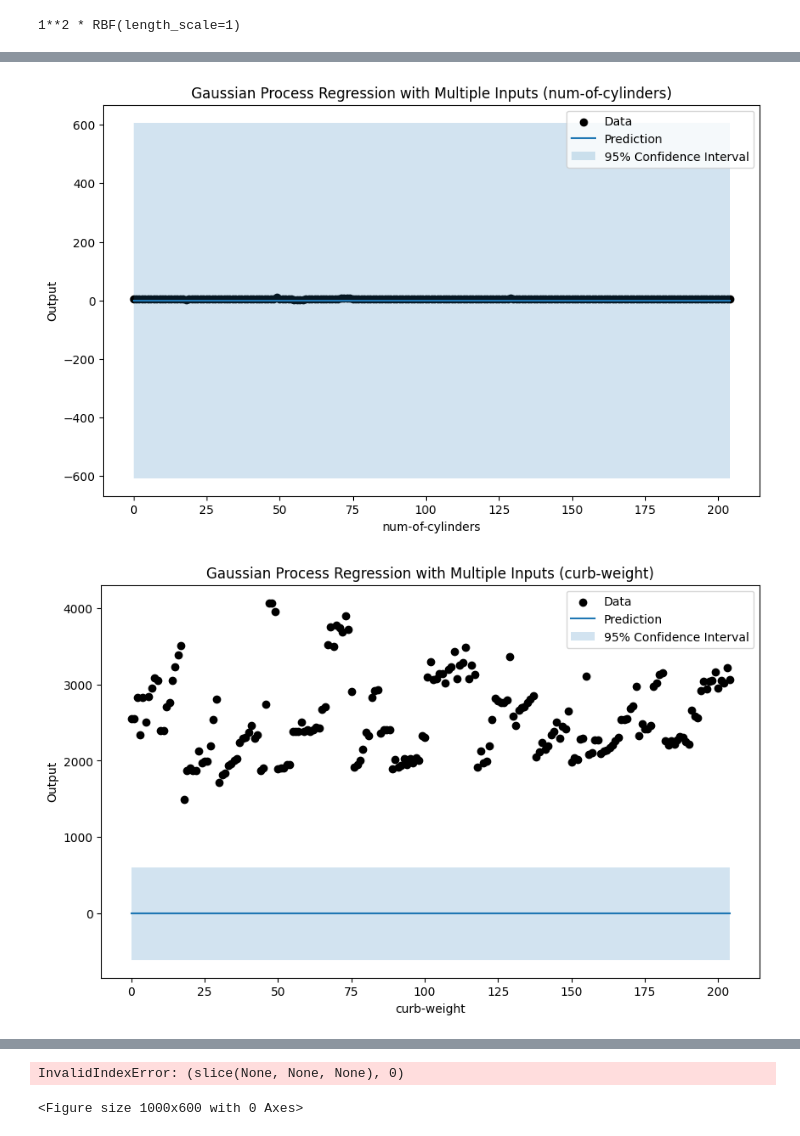
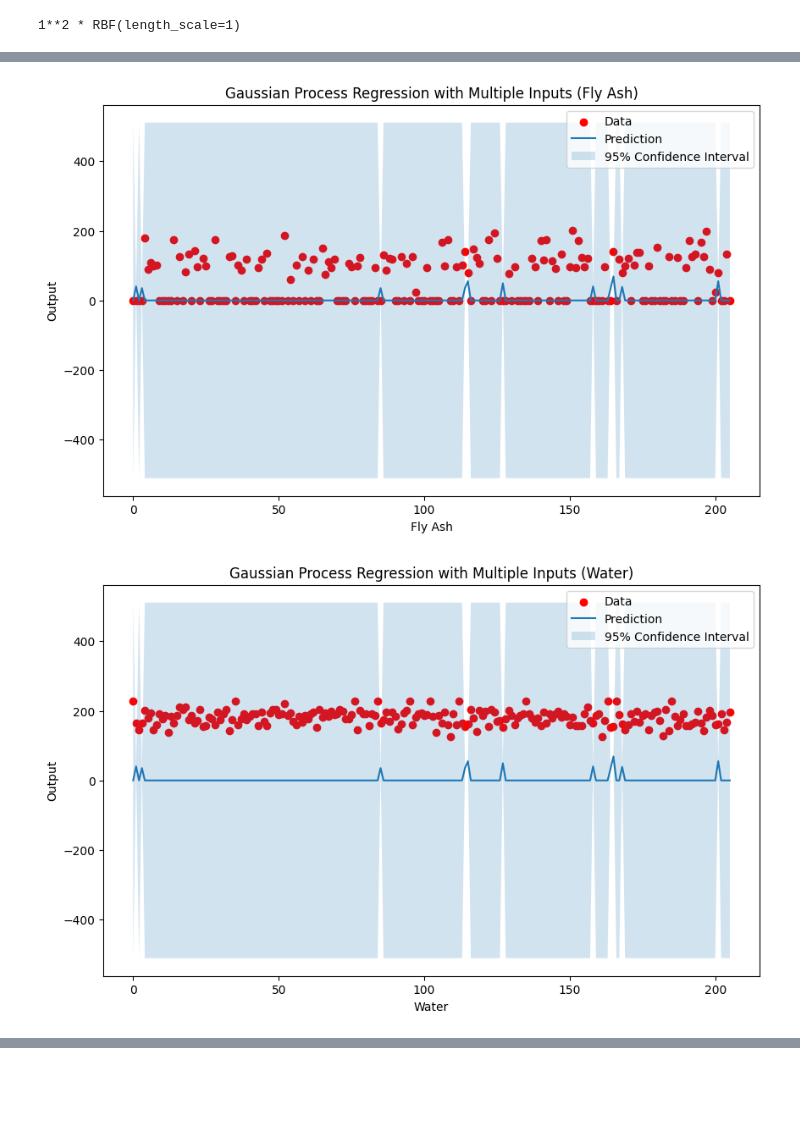
Before and after one commit to Suraj6E/ModelOptimization, a Jupyter notebook: Regression.ipynb, the cells around one changed output, grey strips where cells are left out. Cells and saved outputs as stored; diff of their text form; code cells hidden in the pictures; blank space fills up the shorter version.

Commit message:
regression model complete - different results can be found with different hyperparameters

```diff
--- a/Regression.ipynb
+++ b/Regression.ipynb
@@ -181,3 +195,18 @@ kernel = 1.0 * RBF(length_scale=1.0)
 kernel
 # %% [output]
 1**2 * RBF(length_scale=1)
+# %%
+np.random.seed(0)
+n=50
+
+kernel_ =[kernels.RBF (),
+
+         kernels.RationalQuadratic(),
+
+         kernels.ExpSineSquared(periodicity=10.0),
+
+         kernels.Matern()
+         ]
+print(kernel_, '\n')
+
+kernel_
@@ -184,7 +278,7 @@ kernel
 # %%
 # Train Gaussian Process
 gaussian_process = GaussianProcessRegressor(kernel=kernel, n_restarts_optimizer=9)
-gaussian_process.fit(X, y)
+gaussian_process.fit(X_train, y_train)
 # %% [output]
 ABNORMAL_TERMINATION_IN_LNSRCH.
 
@@ -193,2 +288,7 @@ Increase the number of iterations (max_iter) or scale the data as shown in:
 GaussianProcessRegressor(kernel=1**2 * RBF(length_scale=1),
                          n_restarts_optimizer=9)
+# %%
+X_test_copy = X_test.copy()
+X_test_copy.reset_index(drop=True, inplace=True)
+
+X_test_copy
@@ -195,6 +309,6 @@ GaussianProcessRegressor(kernel=1**2 * RBF(length_scale=1),
 # %%
 # Evaluate model
-y_pred, std = gaussian_process.predict(X_plot, return_std=True)
+y_pred, std = gaussian_process.predict(X_test_copy, return_std=True)
 
 mse = mean_squared_error(y_pred, std)
 mae = mean_absolute_error(y_pred, std)
@@ -231,9 +340,9 @@ RangeIndex(start=0, stop=205, step=1)
 # Loop through all features and plot
 for feature in X.columns:
     plt.figure(figsize=(10, 6))
-    plt.scatter(X.index, X[feature], c='k', label="Data")
-    plt.plot(X.index, y_pred, label="Prediction")
-    plt.fill_between(X.index, y_pred - 1.96 * std, y_pred + 1.96 * std, alpha=0.2, label="95% Confidence Interval")
+    plt.scatter(X_test_copy.index, X_test_copy[feature], c='r', label="Data")
+    plt.plot(X_test_copy.index, y_pred, label="Prediction")
+    plt.fill_between(X_test_copy.index, y_pred - 1.96 * std, y_pred + 1.96 * std, alpha=0.2, label="95% Confidence Interval")
     plt.xlabel(feature)
     plt.ylabel("Output")
     plt.title(f"Gaussian Process Regression with Multiple Inputs ({feature})")
@@ -245,2 +354,2 @@ for feature in X.columns:
-[figure, old version]
+[figure, new version]
-[figure, old version]
+[figure, new version]
@@ -247,18 +359,0 @@ for feature in X.columns:
-# %%
-# Plot mean prediction and confidence interval for each feature
-for i in range(X.shape[1]):
-    feature_label = features_df.columns[i]
-    color = plt.cm.viridis(i / X.shape[1])  # Using a colormap to generate different colors
-
-    plt.figure(figsize=(10, 6))
-    plt.scatter(X[:, i], y, c='k', label=feature_label)
-    plt.plot(X_plot[:, i], y_pred, 'r', label="Prediction")
-    plt.fill_between(X_plot[:, i].ravel(), y_pred - 1.96 * std, y_pred + 1.96 * std, alpha=0.2, label="95% Confidence Interval")
-    plt.xlabel(f"{feature_label}")
-    plt.ylabel("Output")
-    plt.title(f"Gaussian Process Regression with Multiple Inputs - ({feature_label})")
-    plt.legend()
-    plt.show()
-# %% [output]
-InvalidIndexError: (slice(None, None, None), 0)
-<Figure size 1000x600 with 0 Axes>
```
Also changed, not shown: parts of 17 cells of this notebook.
